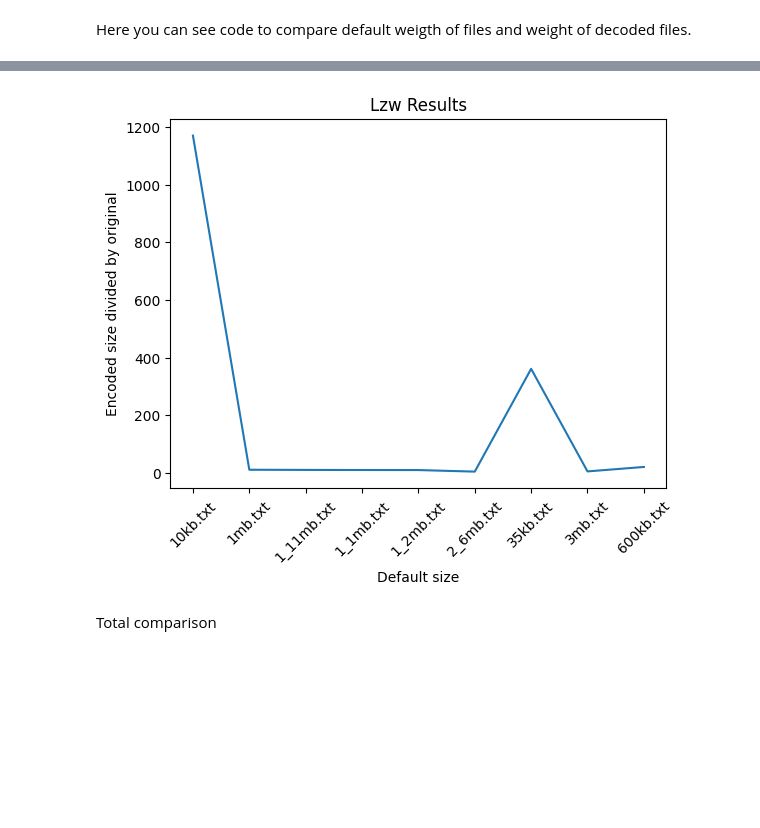
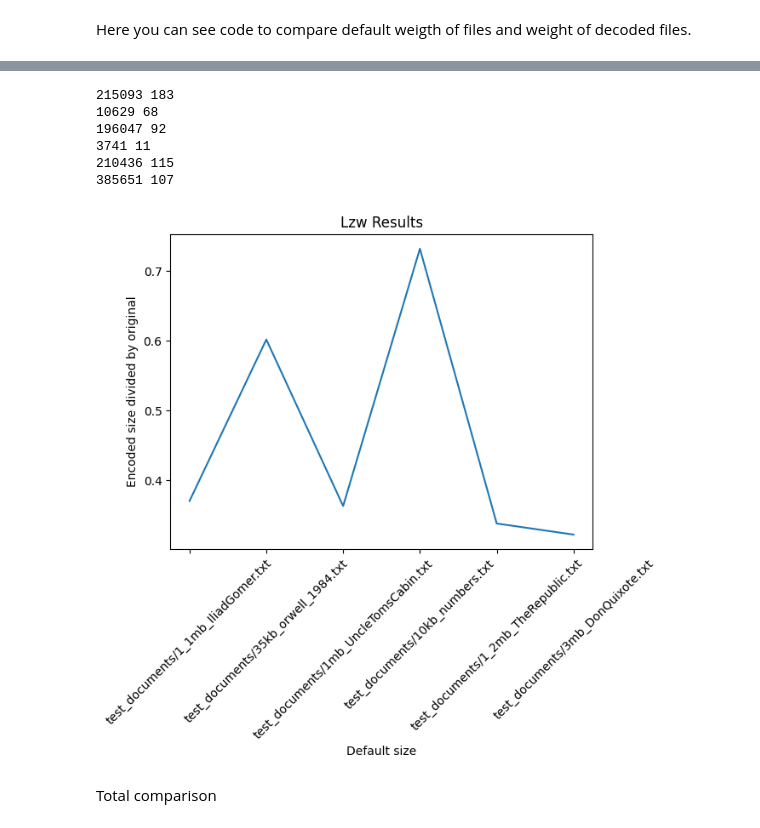
Before and after one commit to BohdanPavliuk/Algorithms_zip, a Jupyter notebook: invastigation.ipynb, the cells around one changed output, grey strips where cells are left out. Saved outputs shown, nothing was run; the diff lists cells and outputs as text; code cells hidden in the pictures; blank space fills up the shorter version.

```diff
--- a/invastigation.ipynb
+++ b/invastigation.ipynb
@@ -259,7 +263,7 @@ class Deflate(LZ77, Huffman_code):
 Checking of correct working on novel "ChornaRada"
 Length of buffer for LZ77 and Deflate - 100
 # %%
-with open('test_documents/596kb.txt', encoding='utf-8') as file: #It's txt file of Hunter games
+with open('test_documents/35kb_orwell_1984.txt', encoding='utf-8') as file: #It's txt file of Hunter games
     data = file.read()
 
 lzw = Lzw()
@@ -318,13 +310,13 @@ os.listdir('test_files')
 # %%
 buffers_length = [1, 5, 20, 50, 75, 100, 200, 300, 400,  500, 600, 700, 800, 900, 1000]
 own_times = []
-with open('ChornaRada.txt', encoding='utf-8') as file:
+with open('test_documents/35kb_orwell_1984.txt', encoding='utf-8') as file:
   data = file.read()
 for buf_length in buffers_length:
   own_time = comparison_lz77(buf_length, data)
   own_times.append(own_time)
 
-plt.plot(buffers_length, own_times, label ='runtime of lz77. Test document - Chorna Rada')
+plt.plot(buffers_length, own_times, label ='runtime of lz77. Test document - 1mb_UncleTomsCabi')
 plt.xlabel('buffer length')
 plt.ylabel('avarage code runtime')
 plt.title("Comparison runtime of defferent buffer length")
@@ -487,7 +468,7 @@ times_deflate = []
 for data in datas:
     if '.txt' not in data:
         continue
-    with open(data, encoding='utf-8') as file:
+    with open(data, encoding='utf-8', errors='ignore') as file:
         data = file.read()
     time_lz77, time_lzw, time_huffman, time_deflate = Encode_algo(data)
     times_lz77.append(time_lz77)
@@ -579,17 +553,10 @@ plt.show()
 # %%
-file_names=['10kb.txt',
-            '1mb.txt',
-            '1_11mb.txt',
-            '1_1mb.txt',
-            '1_2mb.txt',
-            '2_6mb.txt',
-            '35kb.txt',
-            '3mb.txt',
-            '600kb.txt']
+datas = os.listdir('test_documents')
+file_names = [os.path.join('test_documents', data) for data in datas if '.txt' in data]
 
 delta_sizes_lz77 = list()
 for name in file_names:
-    with open('test_files\\' + name, encoding='utf-8', errors='ignore') as file:
+    with open(name, encoding='utf-8', errors='ignore') as file:
         data = file.read()
 
     lz77_encode = lz77.compress(data)
@@ -597,7 +564,7 @@ for name in file_names:
     weight_encoded = (len(lz77_encode))*3
 
 
-    delta_sizes_lz77.append(weight_encoded/os.path.getsize('test_files\\' + name))
+    delta_sizes_lz77.append(weight_encoded/os.path.getsize(name))
 
 plt.plot(file_names, delta_sizes_lz77)
 plt.xlabel('Default size')
@@ -612,37 +579,39 @@ plt.show()
 # %%
-file_names=['10kb.txt',
-            '1mb.txt',
-            '1_11mb.txt',
-            '1_1mb.txt',
-            '1_2mb.txt',
-            '2_6mb.txt',
-            '35kb.txt',
-            '3mb.txt',
-            '600kb.txt']
+datas = os.listdir('test_documents')
+file_names = [os.path.join('test_documents', data) for data in datas if '.txt' in data]
 
 delta_sizes_lzw = list()
+lzw = Lzw()
 for name in file_names:
-    with open('test_files\\' + name, encoding='utf-8', errors='ignore') as file:
+    with open(name, encoding='utf-8', errors='ignore') as file:
         data = file.read()
 
-    lzw_encode = lzw.encode(data)
+
+    lzw_encode, dct = lzw.encode(data)
 
     # weight_encoded = (len(lz77_encode))*3)
-    weight_encoded = len(lzw_encode[0]) * 2
+    weight_encoded = len(lzw_encode) * 2 + len(dct)
+    print(len(lzw_encode), len(dct))
     # print(weight_encoded, os.path.getsize('test_files\\' + name))
-    delta_sizes_lzw.append(weight_encoded/os.path.getsize('test_files\\' + name))
+    delta_sizes_lzw.append(weight_encoded/os.path.getsize(name))
 
 
 plt.plot(file_names, delta_sizes_lzw)
 plt.xlabel('Default size')
 plt.ylabel('Encoded size divided by original')
 plt.title('Lzw Results')
 plt.xticks(rotation=45)
 
 # Displaying the plot
 plt.show()
 # %% [output]
+215093 183
+10629 68
+196047 92
+3741 11
+210436 115
+385651 107
-[figure, old version]
+[figure, new version]
 # %% [markdown]
 Total comparison
 # %%
```
Also changed, not shown: parts of 11 cells of this notebook, 6 other files.
